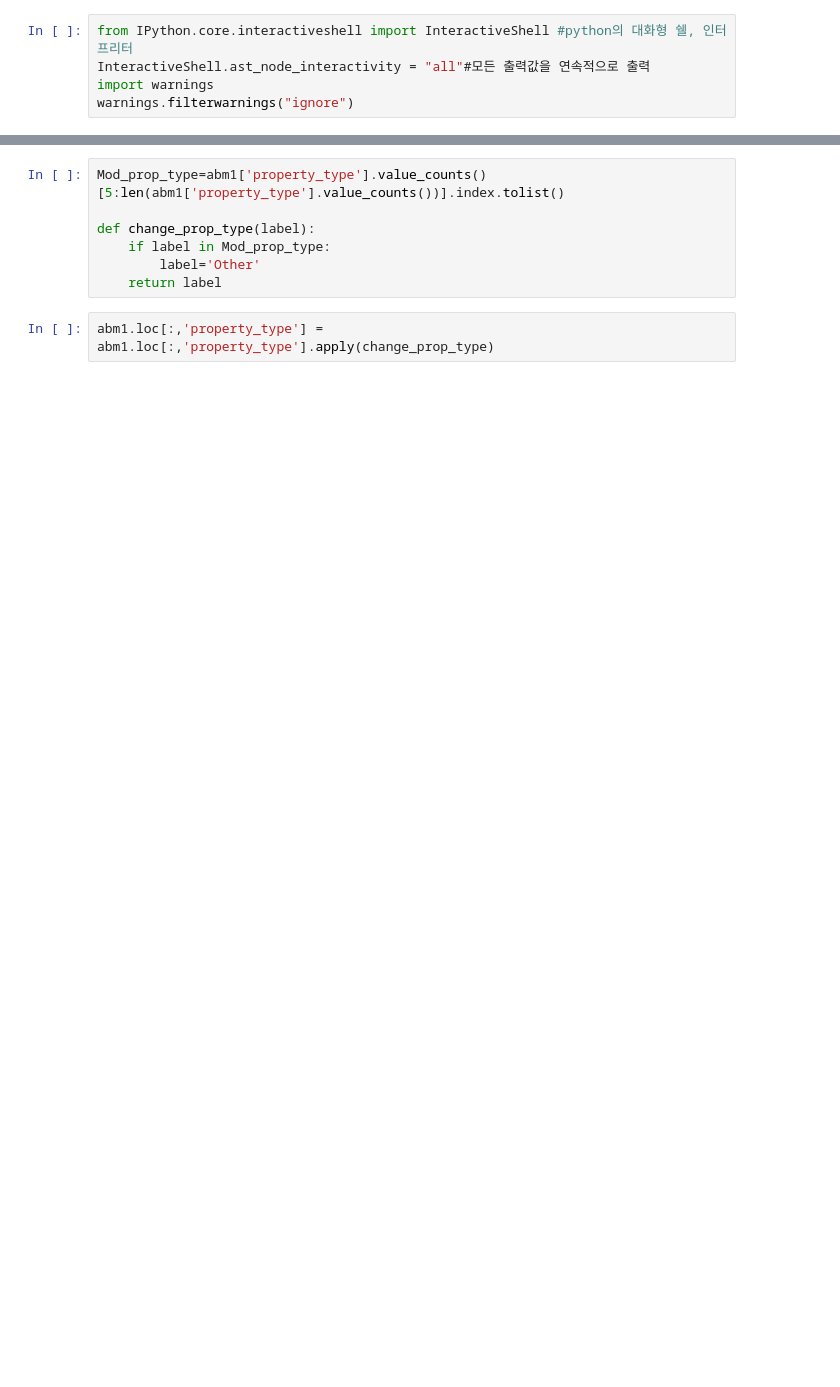
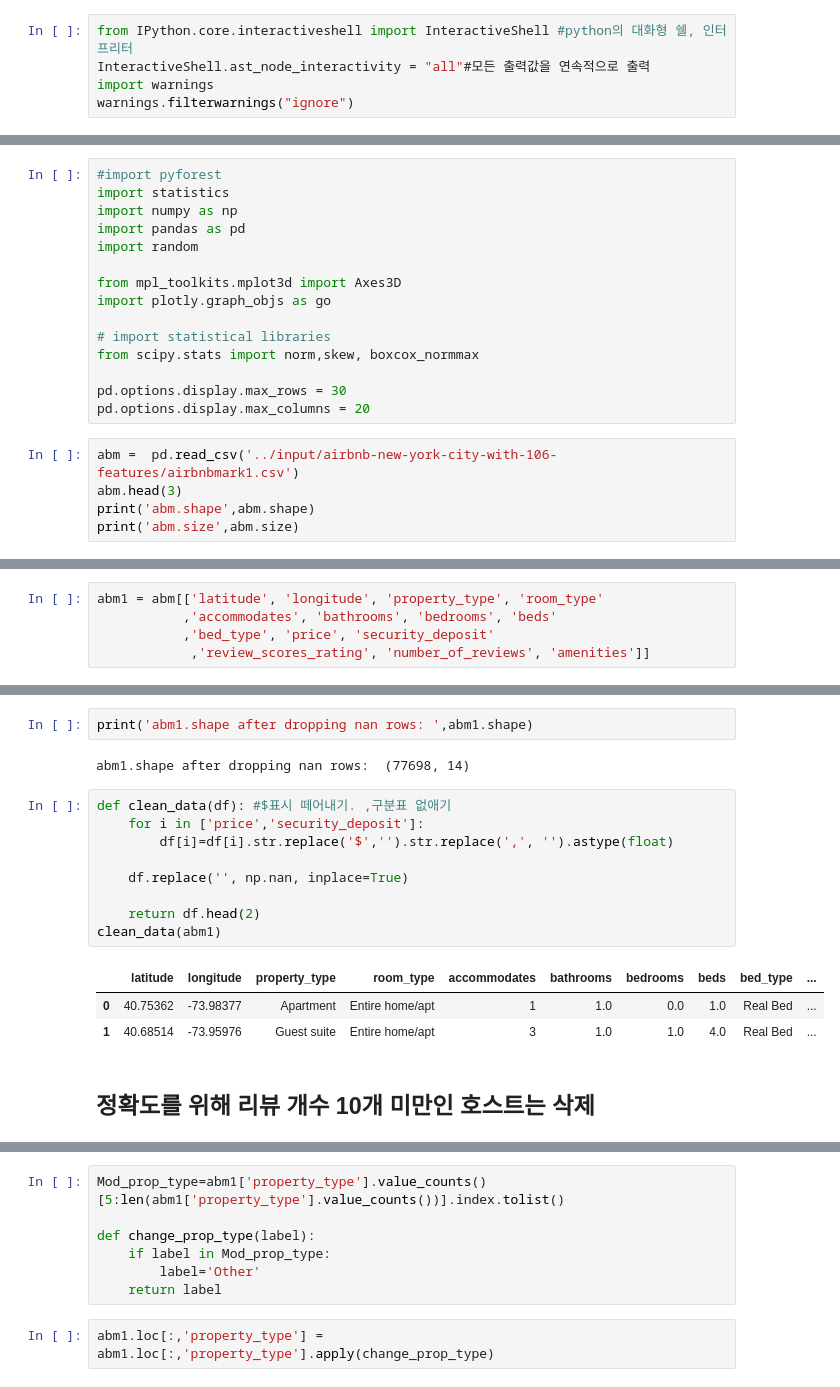
Before and after one commit to whitw/CAUBigdata, a Jupyter notebook: big-data-team-17-cau.ipynb, the cells around one changed output, grey strips where cells are left out. Saved outputs shown, nothing was run; the diff lists cells and outputs as text; blank space fills up the shorter version.

Commit message:
Kaggle Notebook | Big Data team 17 - CAU | Version 3

```diff
--- a/big-data-team-17-cau.ipynb
+++ b/big-data-team-17-cau.ipynb
@@ -368,0 +6,20 @@ Name: property_type, dtype: float64
+# %%
+#import pyforest
+import statistics
+import numpy as np
+import pandas as pd
+import random
+
+from mpl_toolkits.mplot3d import Axes3D
+import plotly.graph_objs as go
+
+# import statistical libraries
+from scipy.stats import norm,skew, boxcox_normmax
+
+pd.options.display.max_rows = 30
+pd.options.display.max_columns = 20
+# %%
+abm =  pd.read_csv('../input/airbnb-new-york-city-with-106-features/airbnbmark1.csv')
+abm.head(3)
+print('abm.shape',abm.shape)
+print('abm.size',abm.size)
@@ -368,0 +36,5 @@ Name: property_type, dtype: float64
+# %%
+abm1 = abm[['latitude', 'longitude', 'property_type', 'room_type'
+           ,'accommodates', 'bathrooms', 'bedrooms', 'beds'
+           ,'bed_type', 'price', 'security_deposit'
+            ,'review_scores_rating', 'number_of_reviews', 'amenities']]
@@ -368,0 +122,19 @@ Name: property_type, dtype: float64
+# %%
+print('abm1.shape after dropping nan rows: ',abm1.shape)
+# %% [output]
+abm1.shape after dropping nan rows:  (77698, 14)
+# %%
+def clean_data(df): #$표시 떼어내기. ,구분표 없애기
+    for i in ['price','security_deposit']:
+        df[i]=df[i].str.replace('$','').str.replace(',', '').astype(float)
+
+    df.replace('', np.nan, inplace=True)
+
+    return df.head(2)
+clean_data(abm1)
+# %% [output]
+|  | latitude | longitude | property_type | room_type | accommodates | bathrooms | bedrooms | beds | bed_type | ... |
+| 0 | 40.75362 | -73.98377 | Apartment | Entire home/apt | 1 | 1.0 | 0.0 | 1.0 | Real Bed | ... |
+| 1 | 40.68514 | -73.95976 | Guest suite | Entire home/apt | 3 | 1.0 | 1.0 | 4.0 | Real Bed | ... |
+# %% [markdown]
+## 정확도를 위해 리뷰 개수 10개 미만인 호스트는 삭제
```
Also changed, not shown: parts of 255 cells of this notebook.
